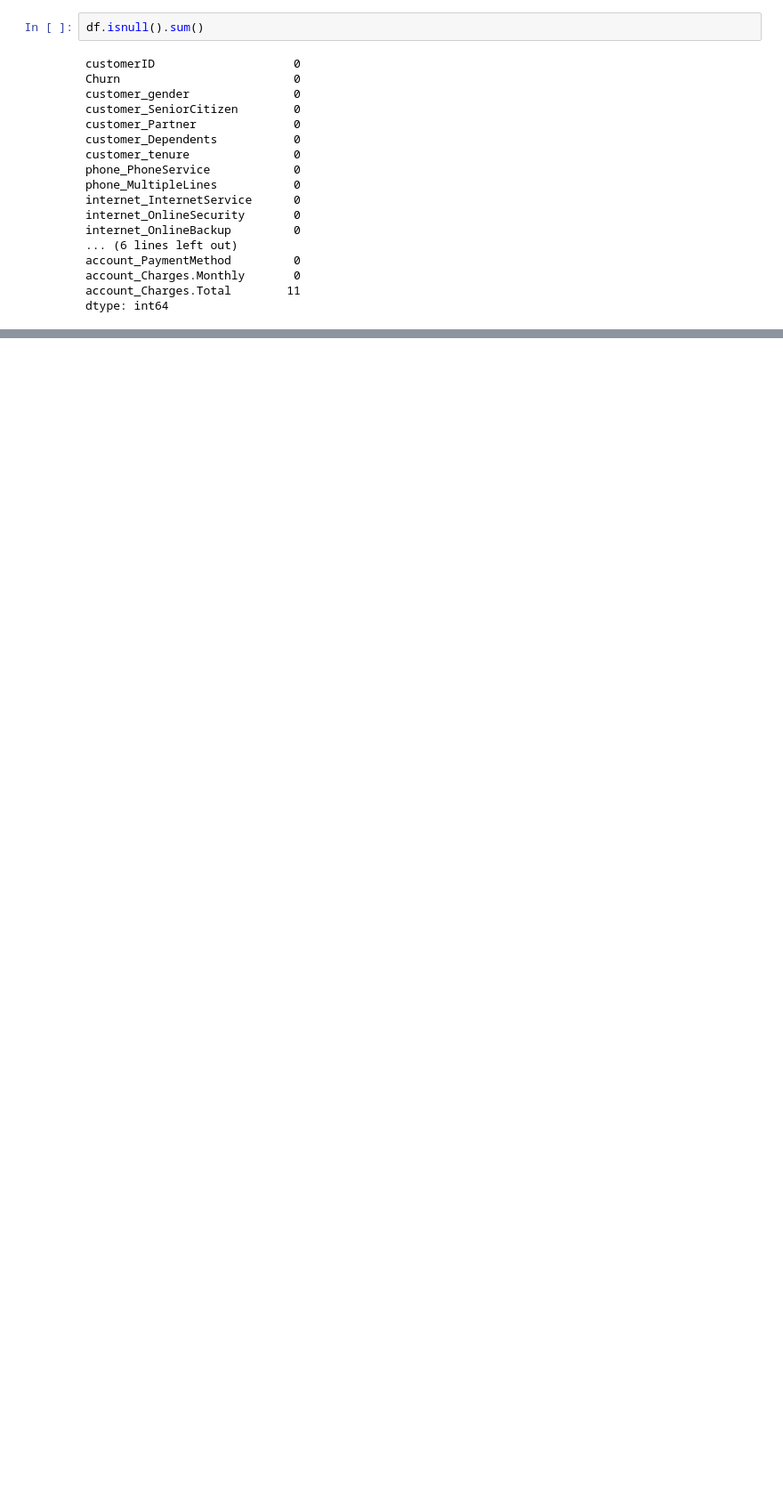
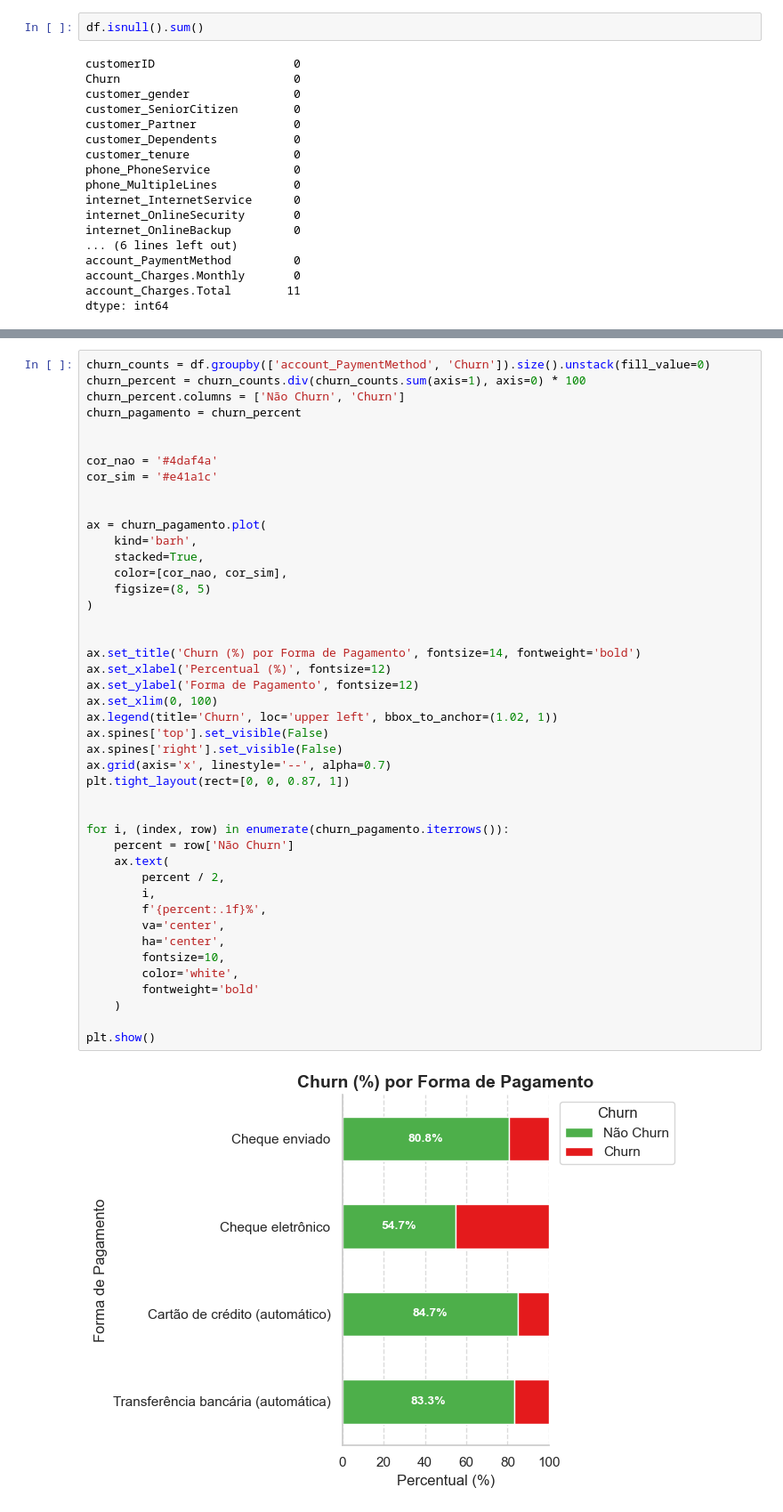
Before and after one commit to KattyL/TelecomX-Katturyn, a Jupyter notebook: TelecomX_BR.ipynb, the cells around one changed output, grey strips where cells are left out. Shown: that part at 89% size. Drawn from its saved outputs; the diff is of its cells as text; blank space fills up the shorter version.

```diff
--- a/TelecomX_BR.ipynb
+++ b/TelecomX_BR.ipynb
@@ -174,0 +485,46 @@ plt.show()
+# %%
+churn_counts = df.groupby(['account_PaymentMethod', 'Churn']).size().unstack(fill_value=0)
+churn_percent = churn_counts.div(churn_counts.sum(axis=1), axis=0) * 100
+churn_percent.columns = ['Não Churn', 'Churn']
+churn_pagamento = churn_percent
+
+
+cor_nao = '#4daf4a'
+cor_sim = '#e41a1c'
+
+
+ax = churn_pagamento.plot(
+    kind='barh',
+    stacked=True,
+    color=[cor_nao, cor_sim],
+    figsize=(8, 5)
+)
+
+
+ax.set_title('Churn (%) por Forma de Pagamento', fontsize=14, fontweight='bold')
+ax.set_xlabel('Percentual (%)', fontsize=12)
+ax.set_ylabel('Forma de Pagamento', fontsize=12)
+ax.set_xlim(0, 100)
+ax.legend(title='Churn', loc='upper left', bbox_to_anchor=(1.02, 1))
+ax.spines['top'].set_visible(False)
+ax.spines['right'].set_visible(False)
+ax.grid(axis='x', linestyle='--', alpha=0.7)
+plt.tight_layout(rect=[0, 0, 0.87, 1])
+
+
+for i, (index, row) in enumerate(churn_pagamento.iterrows()):
+    percent = row['Não Churn']
+    ax.text(
+        percent / 2,
+        i,
+        f'{percent:.1f}%',
+        va='center',
+        ha='center',
+        fontsize=10,
+        color='white',
+        fontweight='bold'
+    )
+
+plt.show()
+# %% [output]
+[figure, added]
```
Also changed, not shown: parts of 37 cells of this notebook, 1 other file.
